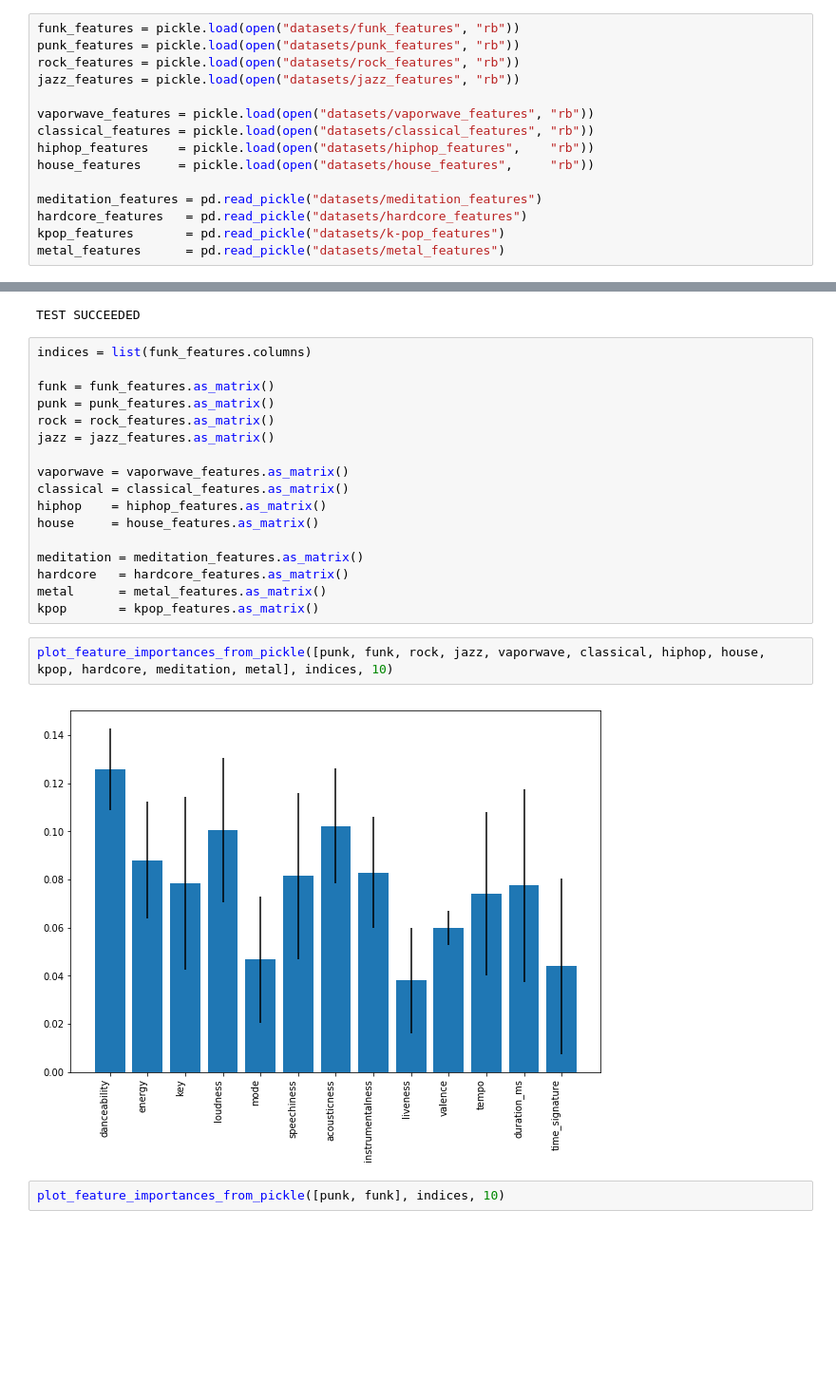
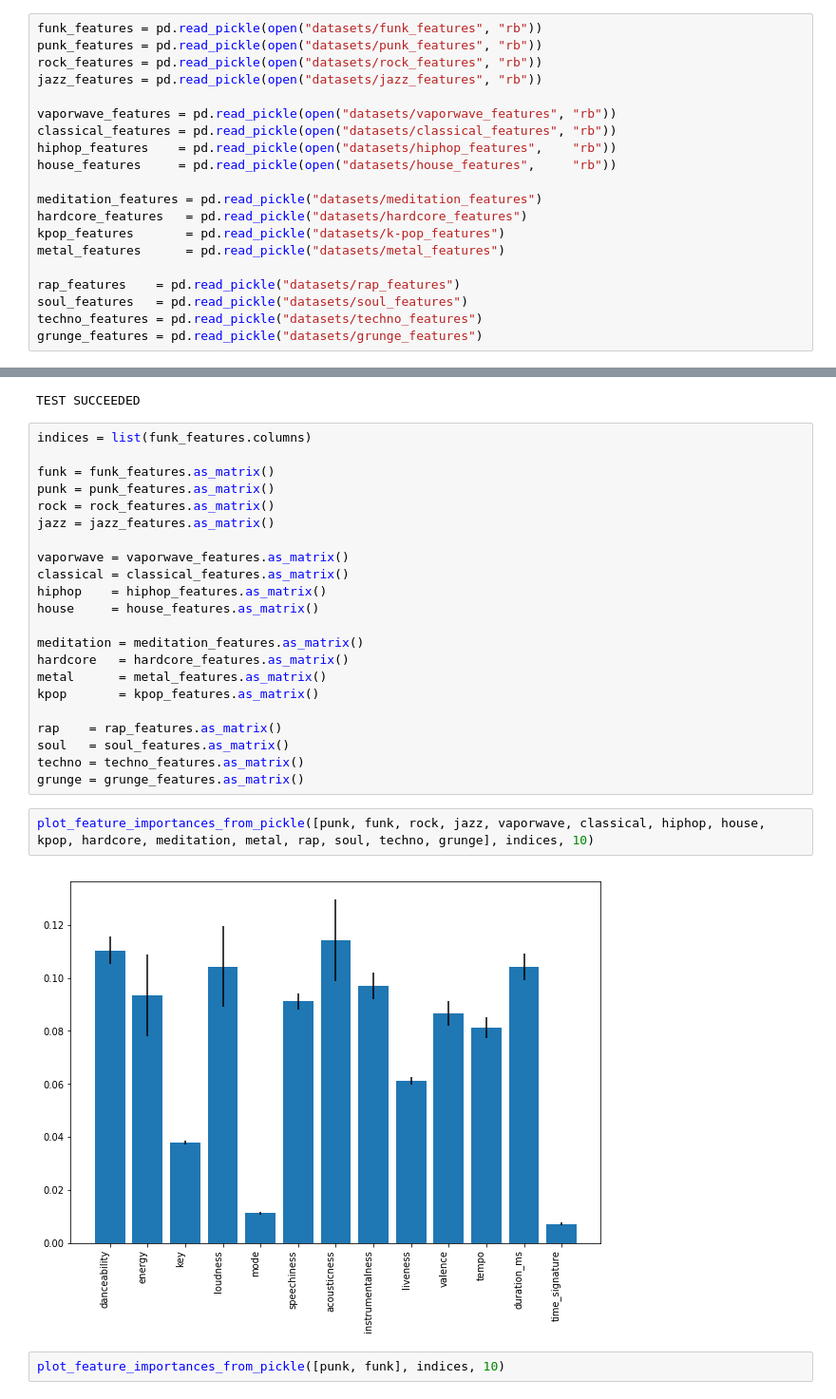
Before and after one commit to P1eter/SpotifyDataAnalysis, a Jupyter notebook: feature_importance.ipynb, the cells around one changed output, grey strips where cells are left out. Shown: that part at 95% size. Drawn from its saved outputs; the diff is of its cells as text; blank space fills up the shorter version.

Commit message:
new datasets and plots

```diff
--- a/feature_importance.ipynb
+++ b/feature_importance.ipynb
@@ -136,20 +136,25 @@ plot_feature_importances(data)
 # %%
 import pickle
 # %%
-funk_features = pickle.load(open("datasets/funk_features", "rb"))
-punk_features = pickle.load(open("datasets/punk_features", "rb"))
-rock_features = pickle.load(open("datasets/rock_features", "rb"))
-jazz_features = pickle.load(open("datasets/jazz_features", "rb"))
+funk_features = pd.read_pickle(open("datasets/funk_features", "rb"))
+punk_features = pd.read_pickle(open("datasets/punk_features", "rb"))
+rock_features = pd.read_pickle(open("datasets/rock_features", "rb"))
+jazz_features = pd.read_pickle(open("datasets/jazz_features", "rb"))
 
-vaporwave_features = pickle.load(open("datasets/vaporwave_features", "rb"))
-classical_features = pickle.load(open("datasets/classical_features", "rb"))
-hiphop_features    = pickle.load(open("datasets/hiphop_features",    "rb"))
-house_features     = pickle.load(open("datasets/house_features",     "rb"))
+vaporwave_features = pd.read_pickle(open("datasets/vaporwave_features", "rb"))
+classical_features = pd.read_pickle(open("datasets/classical_features", "rb"))
+hiphop_features    = pd.read_pickle(open("datasets/hiphop_features",    "rb"))
+house_features     = pd.read_pickle(open("datasets/house_features",     "rb"))
 
 meditation_features = pd.read_pickle("datasets/meditation_features")
 hardcore_features   = pd.read_pickle("datasets/hardcore_features")
 kpop_features       = pd.read_pickle("datasets/k-pop_features")
 metal_features      = pd.read_pickle("datasets/metal_features")
+
+rap_features    = pd.read_pickle("datasets/rap_features")
+soul_features   = pd.read_pickle("datasets/soul_features")
+techno_features = pd.read_pickle("datasets/techno_features")
+grunge_features = pd.read_pickle("datasets/grunge_features")
 # %%
 # test if column indices are the same for all
 indices = list(funk_features.columns)
@@ -179,10 +184,15 @@ meditation = meditation_features.as_matrix()
 hardcore   = hardcore_features.as_matrix()
 metal      = metal_features.as_matrix()
 kpop       = kpop_features.as_matrix()
+
+rap    = rap_features.as_matrix()
+soul   = soul_features.as_matrix()
+techno = techno_features.as_matrix()
+grunge = grunge_features.as_matrix()
 # %%
-plot_feature_importances_from_pickle([punk, funk, rock, jazz, vaporwave, classical, hiphop, house, kpop, hardcore, meditation, metal], indices, 10)
+plot_feature_importances_from_pickle([punk, funk, rock, jazz, vaporwave, classical, hiphop, house, kpop, hardcore, meditation, metal, rap, soul, techno, grunge], indices, 10)
 # %% [output]
-[figure, old version]
+[figure, new version]
 # %%
 plot_feature_importances_from_pickle([punk, funk], indices, 10)
 # %% [output]
```
